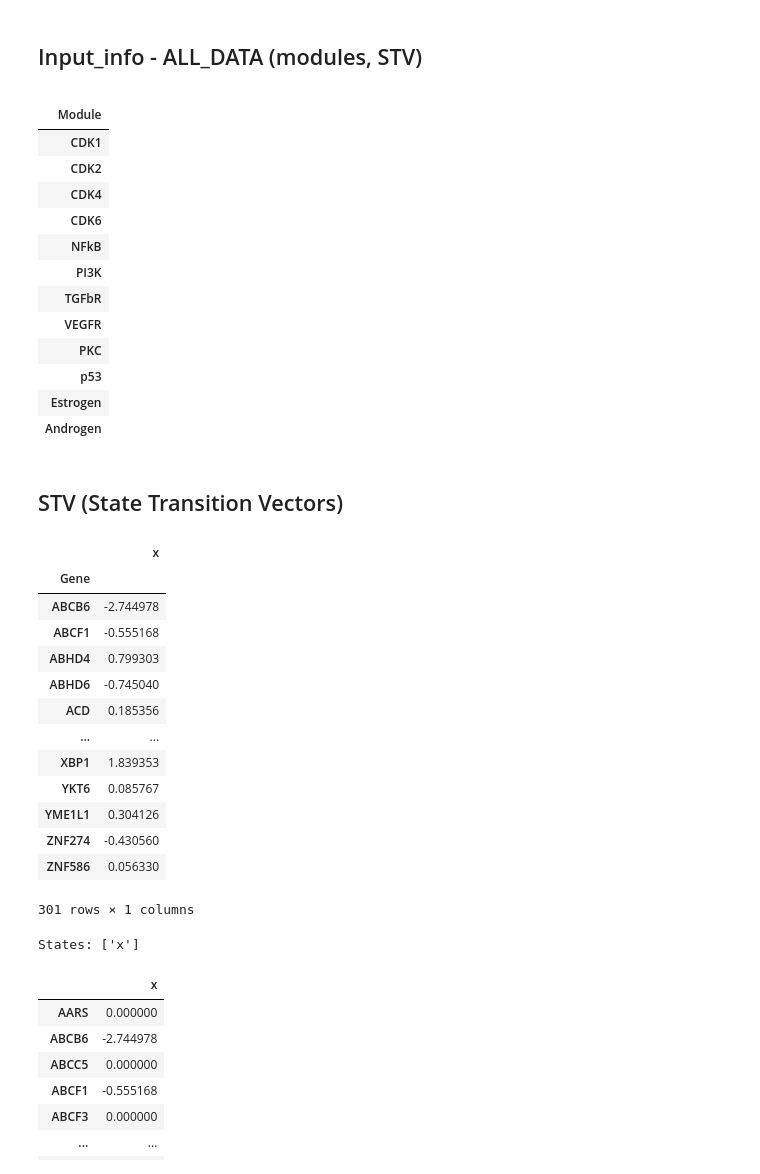
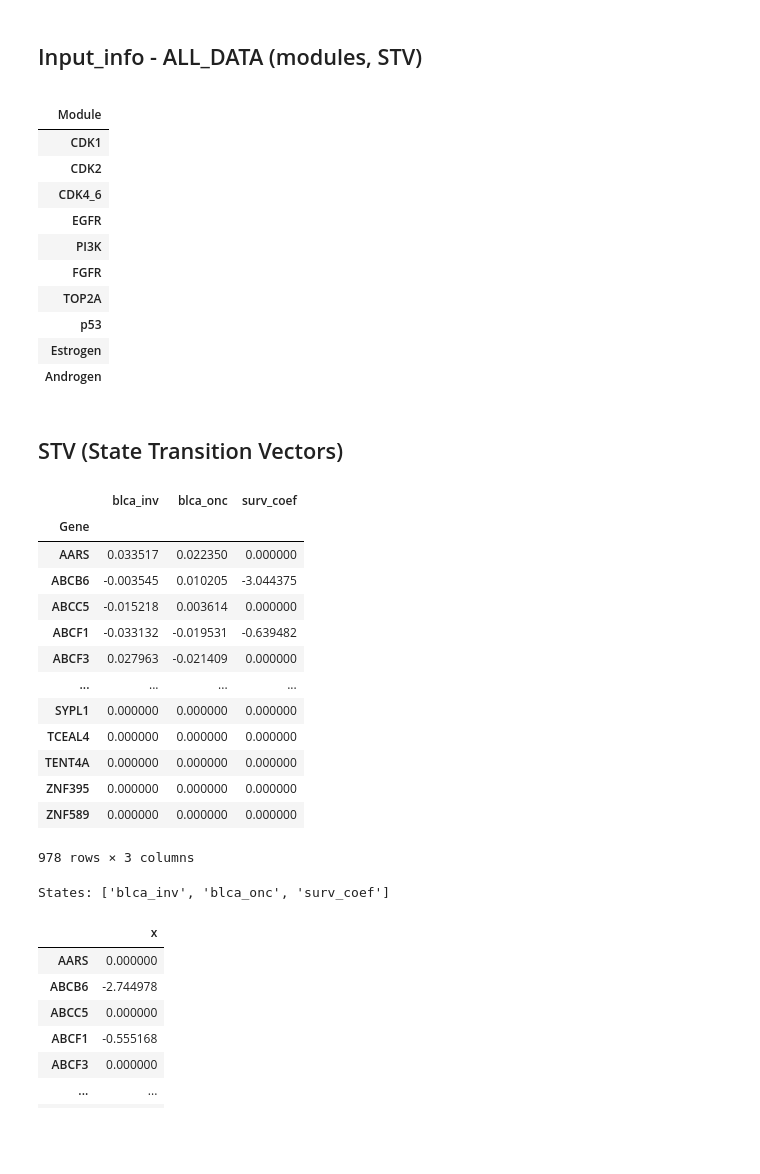
Before and after one commit to jingsday/blca_publication, a Jupyter notebook: blca_publication_Scripts/blca_publication_dpds/00_DPD_plots_2020_BLCA_BC3C.ipynb, the cells around one changed output. Cells and saved outputs as stored; diff of their text form; code cells hidden in the pictures; blank space fills up the shorter version.

```diff
--- a/blca_publication_Scripts/blca_publication_dpds/00_DPD_plots_2020_BLCA_BC3C.ipynb
+++ b/blca_publication_Scripts/blca_publication_dpds/00_DPD_plots_2020_BLCA_BC3C.ipynb
@@ -93,20 +93,18 @@ array(['DMSO', 'CGS-15943', 'taselisib', 'TW-37', 'lorazepam',
 ## Input_info - ALL_DATA (modules, STV)
 # %%
 #data_file = "ALL_DATA_" + data_year + "_" + task + ".xlsx"
-modules = pd.read_excel("/Users/lidiayung/project/resource/perturbations/ALL_DATA_2020_Jing.xlsx", sheet_name = "modules", index_col = 0)
+modules = pd.read_excel(os.path.join(docdir,'ALL_DATA_2020_Jing.xlsx'), sheet_name = "modules", index_col = 0)
 display(modules)
 # %% [output]
 |  |
 | Module |
 | CDK1 |
 | CDK2 |
-| CDK4 |
-| CDK6 |
-| NFkB |
+| CDK4_6 |
+| EGFR |
 | PI3K |
-| TGFbR |
-| VEGFR |
-| PKC |
+| FGFR |
+| TOP2A |
 | p53 |
 | Estrogen |
 | Androgen |
@@ -114,27 +112,27 @@ display(modules)
 ## STV (State Transition Vectors)
 # %%
 #data_file = "ALL_DATA_" + data_year + "_" + task + ".xlsx"
-STVs = pd.read_excel("/Users/lidiayung/project/resource/perturbations/ALL_DATA_2020_Jing.xlsx", sheet_name = "STVs", index_col = 0)
+STVs =  pd.read_excel(os.path.join(docdir,'ALL_DATA_2020_Jing.xlsx'), sheet_name = "STVs", index_col = 0)
 display(STVs)
 
 states = STVs.columns.to_list()
 print("States:", states)
 # %% [output]
-|  | x |
-| Gene |  |
-| ABCB6 | -2.744978 |
-| ABCF1 | -0.555168 |
-| ABHD4 | 0.799303 |
-| ABHD6 | -0.745040 |
-| ACD | 0.185356 |
-| ... | ... |
-| XBP1 | 1.839353 |
-| YKT6 | 0.085767 |
-| YME1L1 | 0.304126 |
-| ZNF274 | -0.430560 |
-| ZNF586 | 0.056330 |
+|  | blca_inv | blca_onc | surv_coef |
+| Gene |  |  |  |
+| AARS | 0.033517 | 0.022350 | 0.000000 |
+| ABCB6 | -0.003545 | 0.010205 | -3.044375 |
+| ABCC5 | -0.015218 | 0.003614 | 0.000000 |
+| ABCF1 | -0.033132 | -0.019531 | -0.639482 |
+| ABCF3 | 0.027963 | -0.021409 | 0.000000 |
+| ... | ... | ... | ... |
+| SYPL1 | 0.000000 | 0.000000 | 0.000000 |
+| TCEAL4 | 0.000000 | 0.000000 | 0.000000 |
+| TENT4A | 0.000000 | 0.000000 | 0.000000 |
+| ZNF395 | 0.000000 | 0.000000 | 0.000000 |
+| ZNF589 | 0.000000 | 0.000000 | 0.000000 |
-301 rows × 1 columns
+978 rows × 3 columns
-States: ['x']
+States: ['blca_inv', 'blca_onc', 'surv_coef']
 # %%
 STV_df = pd.DataFrame(
     np.zeros((len(genes_list), len(states))),
```
Also changed, not shown: parts of 1 cell of this notebook.
